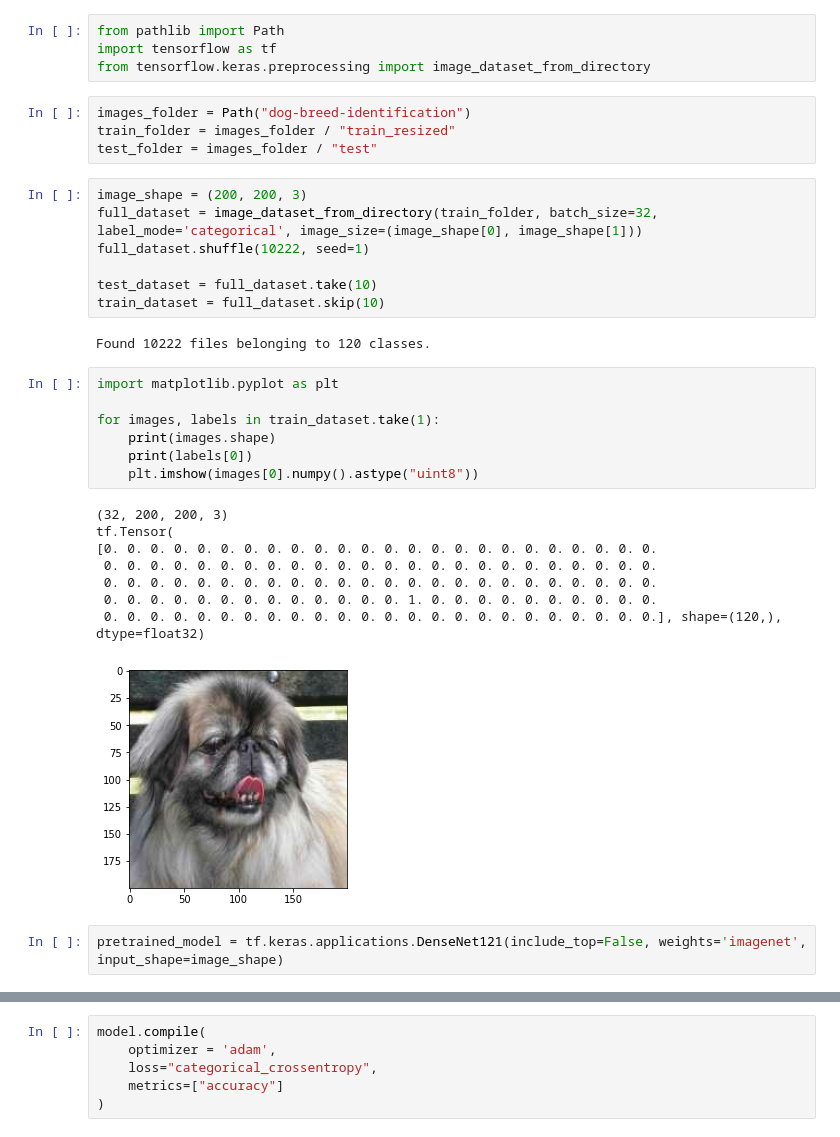
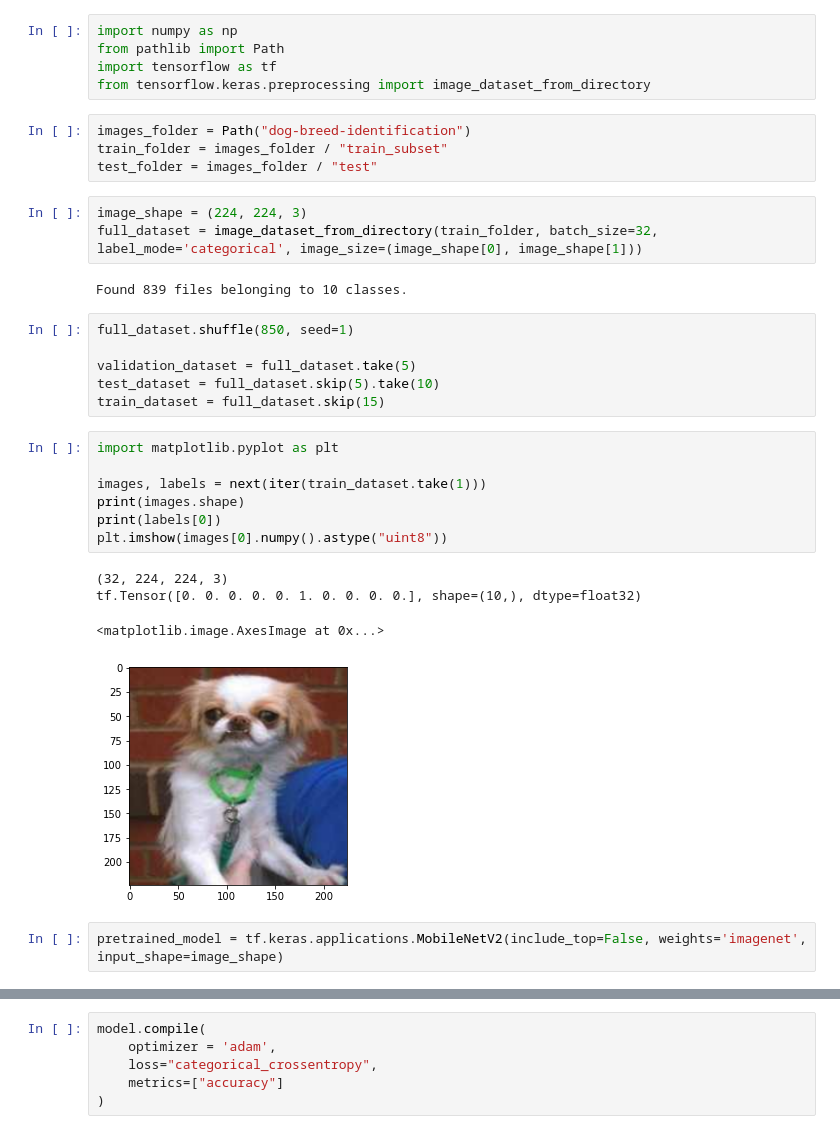
Before and after one commit to Valemos/ml_labs, a Jupyter notebook: RGR dog breed identification/experiments.ipynb, the cells around one changed output, grey strips where cells are left out. Drawn from its saved outputs; the diff is of its cells as text.

```diff
--- a/RGR dog breed identification/experiments.ipynb
+++ b/RGR dog breed identification/experiments.ipynb
@@ -1,38 +1,37 @@
 # %%
+import numpy as np
 from pathlib import Path
 import tensorflow as tf
 from tensorflow.keras.preprocessing import image_dataset_from_directory
 # %%
 images_folder = Path("dog-breed-identification")
-train_folder = images_folder / "train_resized"
+train_folder = images_folder / "train_subset"
 test_folder = images_folder / "test"
 # %%
-image_shape = (200, 200, 3)
+image_shape = (224, 224, 3)
 full_dataset = image_dataset_from_directory(train_folder, batch_size=32, label_mode='categorical', image_size=(image_shape[0], image_shape[1]))
-full_dataset.shuffle(10222, seed=1)
-
-test_dataset = full_dataset.take(10)
-train_dataset = full_dataset.skip(10)
 # %% [output]
-Found 10222 files belonging to 120 classes.
+Found 839 files belonging to 10 classes.
+# %%
+full_dataset.shuffle(850, seed=1)
+
+validation_dataset = full_dataset.take(5)
+test_dataset = full_dataset.skip(5).take(10)
+train_dataset = full_dataset.skip(15)
 # %%
 import matplotlib.pyplot as plt
 
-for images, labels in train_dataset.take(1):
-    print(images.shape)
-    print(labels[0])
-    plt.imshow(images[0].numpy().astype("uint8"))
+images, labels = next(iter(train_dataset.take(1)))
+print(images.shape)
+print(labels[0])
+plt.imshow(images[0].numpy().astype("uint8"))
 # %% [output]
-(32, 200, 200, 3)
-tf.Tensor(
-[0. 0. 0. 0. 0. 0. 0. 0. 0. 0. 0. 0. 0. 0. 0. 0. 0. 0. 0. 0. 0. 0. 0. 0.
- 0. 0. 0. 0. 0. 0. 0. 0. 0. 0. 0. 0. 0. 0. 0. 0. 0. 0. 0. 0. 0. 0. 0. 0.
- 0. 0. 0. 0. 0. 0. 0. 0. 0. 0. 0. 0. 0. 0. 0. 0. 0. 0. 0. 0. 0. 0. 0. 0.
- 0. 0. 0. 0. 0. 0. 0. 0. 0. 0. 0. 0. 0. 1. 0. 0. 0. 0. 0. 0. 0. 0. 0. 0.
- 0. 0. 0. 0. 0. 0. 0. 0. 0. 0. 0. 0. 0. 0. 0. 0. 0. 0. 0. 0. 0. 0. 0. 0.], shape=(120,), dtype=float32)
+(32, 224, 224, 3)
+tf.Tensor([0. 0. 0. 0. 0. 1. 0. 0. 0. 0.], shape=(10,), dtype=float32)
+<matplotlib.image.AxesImage at 0x...>
-[figure, old version]
+[figure, new version]
 # %%
-pretrained_model = tf.keras.applications.DenseNet121(include_top=False, weights='imagenet', input_shape=image_shape)
+pretrained_model = tf.keras.applications.MobileNetV2(include_top=False, weights='imagenet', input_shape=image_shape)
 # %%
 pretrained_model.summary()
 # %% [output]
```
Also changed, not shown: parts of 13 cells of this notebook, 1 other file.
